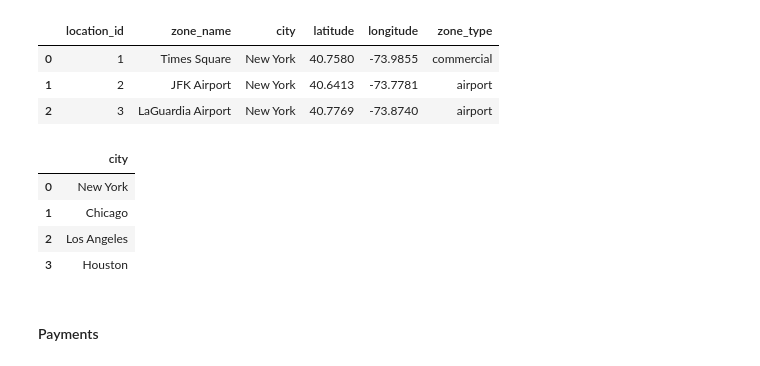
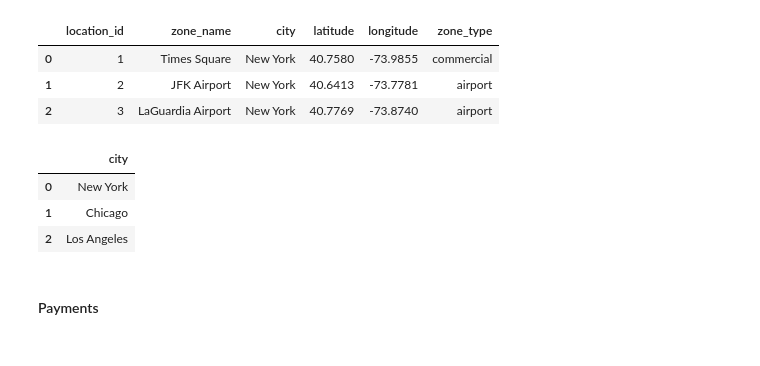
Before and after one commit to lmacakova/uber_with_sql, a Jupyter notebook: uber_with_sql.ipynb, the cells around one changed output. Drawn from its saved outputs; the diff is of its cells as text; code cells hidden in the pictures.

Commit message:
limit

```diff
--- a/uber_with_sql.ipynb
+++ b/uber_with_sql.ipynb
@@ -79,13 +79,13 @@ LIMIT 3;""")
 | 2 | 3 | LaGuardia Airport | New York | 40.7769 | -73.8740 | airport |
 # %%
 q("""SELECT DISTINCT city
-FROM locations;""")
+FROM locations
+  LIMIT 3;""")
 # %% [output]
 |  | city |
 | 0 | New York |
 | 1 | Chicago |
 | 2 | Los Angeles |
-| 3 | Houston |
 # %% [markdown]
 #### Payments
 # %%
```
Also changed, not shown: parts of 1 cell of this notebook, 1 other file.
